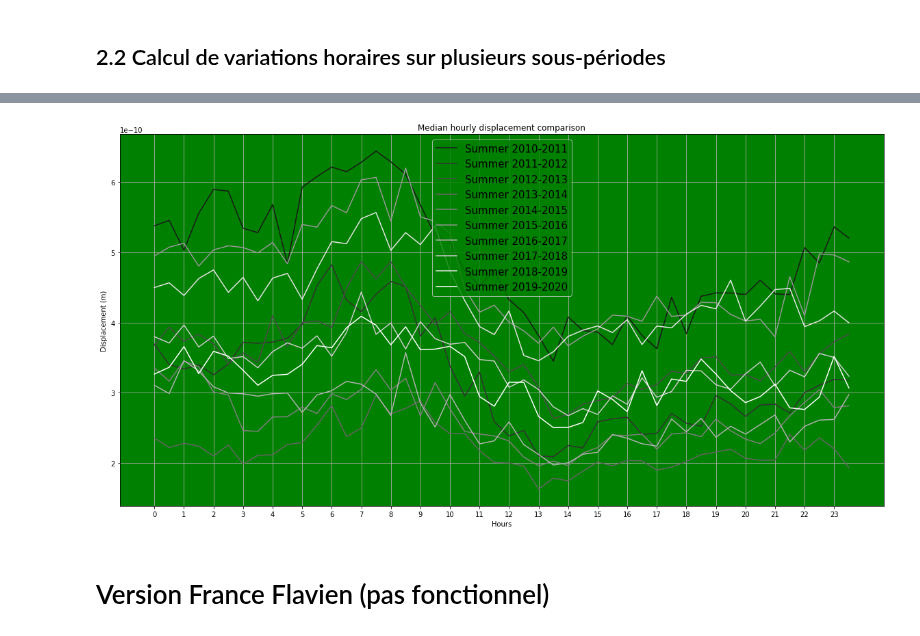
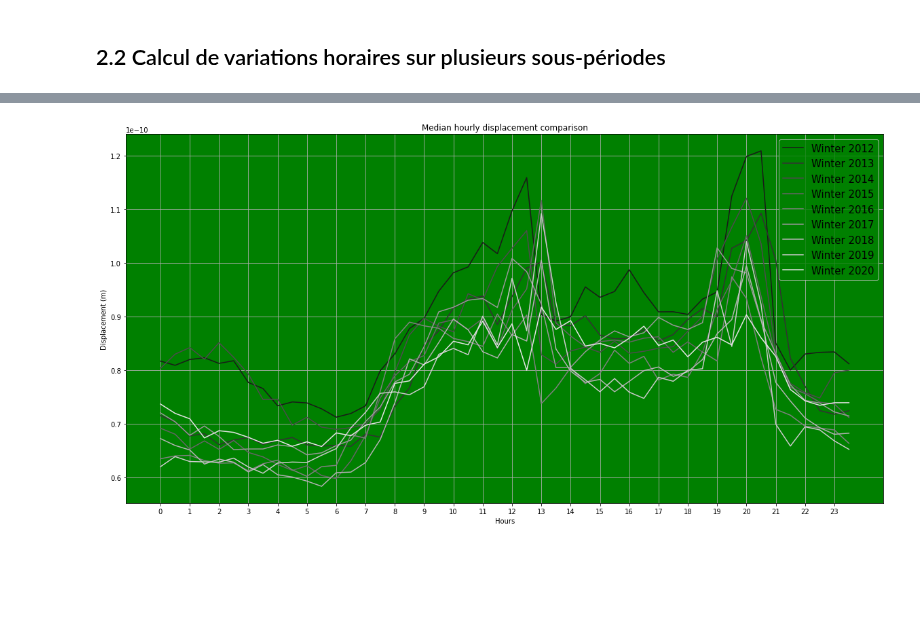
Before and after one commit to FlavienMattern/seismic-noise, a Jupyter notebook: ant_hourly_variations.ipynb, the cells around one changed output, grey strips where cells are left out. Drawn from its saved outputs; the diff is of its cells as text; code cells hidden in the pictures; blank space fills up the shorter version.

Commit message:
dernière version antarctique

```diff
--- a/ant_hourly_variations.ipynb
+++ b/ant_hourly_variations.ipynb
@@ -50,11 +50,11 @@ freqs = [(2.0,8.0)]          # Bandes de fréquences à étudier
 st_file = "DATA/st_metadata/stations_antarctic.txt"  # Fichier de stations
 noise_input_data = "B:/SeismicNoiseData/"
 timeseries_data = "Files/noise_timeseries/"
-PPSD_FOLDER  = "C:/Users/minid/documents/Travail/PPSD"
-DRMS_FOLDER  = "C:/Users/minid/documents/Travail/DRMS"
-MSEED_FOLDER = "C:/Users/minid/documents/Travail/MSEED"
+PPSD_FOLDER  = "C:/Users/Arnaud/Desktop/Travail/Projet de Recherche/SeismicNoiseData/PPSD"
+DRMS_FOLDER  = "C:/Users/Arnaud/Desktop/Travail/Projet de Recherche/SeismicNoiseData/DRMS"
+MSEED_FOLDER = "C:/Users/Arnaud/Desktop/Travail/Projet de Recherche/SeismicNoiseData/MSEED"
 FIG_FOLDER = "RESULTS"
-tStart = "2020-01-01"
+tStart = "2010-01-01"
 tEnd = "2020-12-31"
 
 ### Conversion des périodes en UTCDateTime
@@ -63,7 +63,7 @@ periods = [[UTCDateTime(tStart), UTCDateTime(tEnd)]]
 ### Récupération des PPSDs et du déplacement RMS
 # %%
 st_name = np.loadtxt(st_file, dtype=str)
-st_name = ["G.DRV.00.BHZ"]   # Station à étudier
+st_name = ["G.CCD.00.BHZ"]   # Station à étudier
 dRMS = {}
 for st_str in st_name:
     try:
@@ -94,10 +94,10 @@ tags = [
 ### Calcul de la variation du bruit
 
 #décalage horaire été CCD
-#deca_hor=6
+deca_hor=6
 
 #décalage horaire été DRV
-deca_hor=10
+#deca_hor=10
 
 #indice pour concatener la matrice pour prendre en compte le décalage horaire
 indice=48-deca_hor*2
@@ -140,7 +140,7 @@ for st_str in st_name:
         folder_path = FIG_FOLDER + "/ant_hourly_variations/" + st_str
 
         if not os.path.exists(folder_path): os.makedirs(folder_path)
-        plt.savefig("{}/hourly_temporal_2020-{}.png".format(folder_path, freq), dpi=150)
+        #plt.savefig("{}/hourly_temporal_2010-2020-{}.png".format(folder_path, freq), dpi=150)
         plt.close()
         plt.clf()
 
@@ -172,46 +172,44 @@ print(dRMS)
 # %%
 ### Paramètres à changer
 freq = "2.0-8.0"
-st_name = "G.DRV.00.BHZ"
+st_name = "G.CCD.00.BHZ"
 #summer
-periods = [[[UTCDateTime("2010-10-01"),UTCDateTime("2011-03-01")]],[[UTCDateTime("2011-10-01"),UTCDateTime("2012-03-01")]],[[UTCDateTime("2012-10-01"),UTCDateTime("2013-03-01")]],[[UTCDateTime("2013-10-01"),UTCDateTime("2014-03-01")]],[[UTCDateTime("2014-10-01"),UTCDateTime("2015-03-01")]],[[UTCDateTime("2015-10-01"),UTCDateTime("2016-03-01")]],[[UTCDateTime("2016-10-01"),UTCDateTime("2017-03-01")]],[[UTCDateTime("2017-10-01"),UTCDateTime("2018-03-01")]],[[UTCDateTime("2018-10-01"),UTCDateTime("2019-03-01")]],[[UTCDateTime("2019-10-01"),UTCDateTime("2020-03-01")]]]
+#periods = [[[UTCDateTime("2010-10-01"),UTCDateTime("2011-03-01")]],[[UTCDateTime("2011-10-01"),UTCDateTime("2012-03-01")]],[[UTCDateTime("2012-10-01"),UTCDateTime("2013-03-01")]],[[UTCDateTime("2013-10-01"),UTCDateTime("2014-03-01")]],[[UTCDateTime("2014-10-01"),UTCDateTime("2015-03-01")]],[[UTCDateTime("2015-10-01"),UTCDateTime("2016-03-01")]],[[UTCDateTime("2016-10-01"),UTCDateTime("2017-03-01")]],[[UTCDateTime("2017-10-01"),UTCDateTime("2018-03-01")]],[[UTCDateTime("2018-10-01"),UTCDateTime("2019-03-01")]],[[UTCDateTime("2019-10-01"),UTCDateTime("2020-03-01")]]]
 ###
 #winter
-#periods = [[[UTCDateTime("2012-03-01"),UTCDateTime("2012-10-01")]],[[UTCDateTime("2013-03-01"),UTCDateTime("2013-10-01")]],[[UTCDateTime("2014-03-01"),UTCDateTime("2014-10-01")]],[[UTCDateTime("2015-03-01"),UTCDateTime("2015-10-01")]],[[UTCDateTime("2016-03-01"),UTCDateTime("2016-10-01")]],[[UTCDateTime("2017-03-01"),UTCDateTime("2017-10-01")]],[[UTCDateTime("2018-03-01"),UTCDateTime("2018-10-01")]],[[UTCDateTime("2019-03-01"),UTCDateTime("2019-10-01")]],[[UTCDateTime("2020-03-01"),UTCDateTime("2020-10-01")]]]
+periods = [[[UTCDateTime("2012-03-01"),UTCDateTime("2012-10-01")]],[[UTCDateTime("2013-03-01"),UTCDateTime("2013-10-01")]],[[UTCDateTime("2014-03-01"),UTCDateTime("2014-10-01")]],[[UTCDateTime("2015-03-01"),UTCDateTime("2015-10-01")]],[[UTCDateTime("2016-03-01"),UTCDateTime("2016-10-01")]],[[UTCDateTime("2017-03-01"),UTCDateTime("2017-10-01")]],[[UTCDateTime("2018-03-01"),UTCDateTime("2018-10-01")]],[[UTCDateTime("2019-03-01"),UTCDateTime("2019-10-01")]],[[UTCDateTime("2020-03-01"),UTCDateTime("2020-10-01")]]]
 
 
 new_median=[]
 
 for i in periods :
 
     name = "{}{}_{}".format(st_name, i[0][0].strftime('%Y-%m-%d'), i[0][1].strftime('%Y-%m-%d'))
     noise = dRMS[st_name][freq]
     t, h, noise_matrix = hourly_var(noise, i)
     median1 = np.nanmedian(noise_matrix, axis=1)
     new_median.append(median1.tolist()[indice:] + median1.tolist()[0:indice])
 
 
 plt.rcParams['figure.figsize'] = 20, 10
 plt.rcParams["axes.facecolor"] = 'g'
 plt.title('Median hourly displacement comparison')
 plt.xlabel('Hours')
 plt.ylabel('Displacement (m)' )
-c1=2010
+c1=2012
 colors=0
 for i in new_median :
 #for i in median1 :
     c2=c1
     c1=c1+1
     colors=colors+0.1
     col=str(colors)
-    plt.plot(h,i,label='Summer '+str(c2)+'-' +str(c1),color=col)
+    plt.plot(h,i,label='Winter '+str(c2),color=col)
 
 #plt.plot(test3,test2,color='r', linewidth=2.5,linestyle="--",label='')
 plt.xticks(np.arange(0, 24, 1), np.arange(0, 24, 1))
 plt.grid()
 plt.legend(fontsize=15)
 plt.show()
 # %% [output]
-[figure, old version]
+[figure, new version]
-# %% [markdown]
-# Version France Flavien (pas fonctionnel)
```
Also changed, not shown: parts of 5 cells of this notebook, 2 other files.
